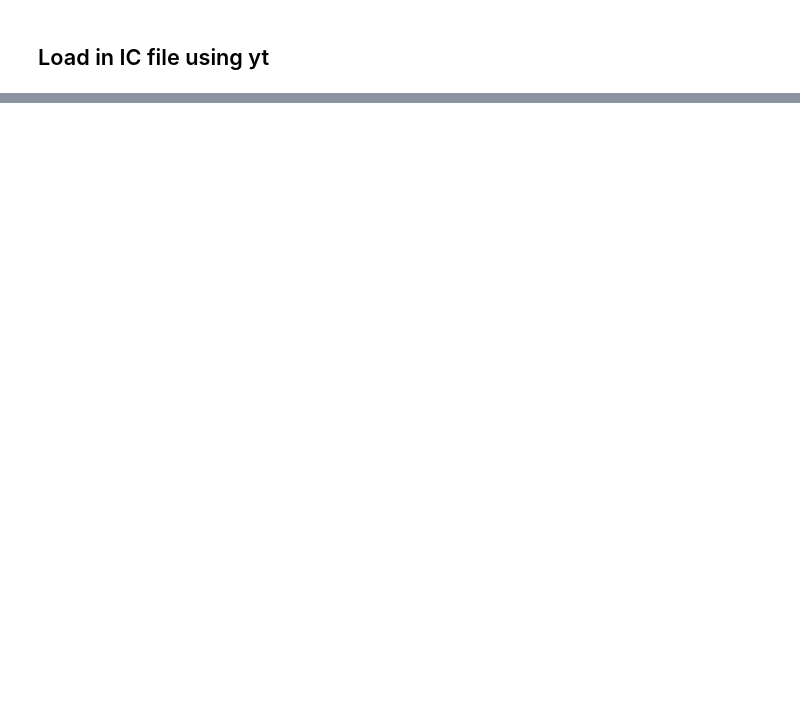
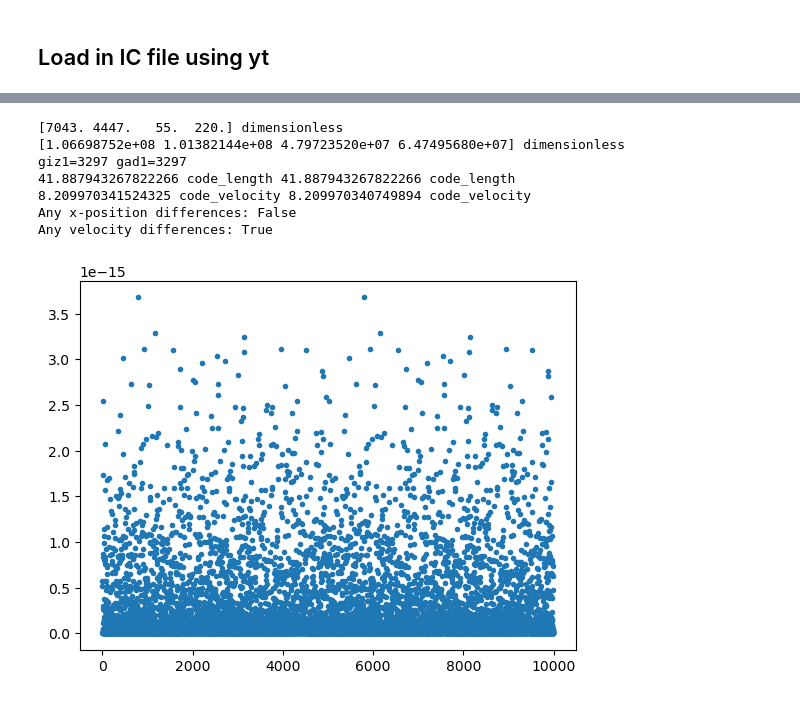
Before and after one commit to ludwischmidt/SpherIC, a Jupyter notebook: run_spheric.ipynb, the cells around one changed output, grey strips where cells are left out. Drawn from its saved outputs; the diff is of its cells as text; code cells hidden in the pictures; blank space fills up the shorter version.

```diff
--- a/run_spheric.ipynb
+++ b/run_spheric.ipynb
@@ -261,0 +297,8 @@ unyt_array([[-5.,  0.,  0.]], 'code_length')
+# %%
+import yt
+
+ds = yt.load("../../gizmo-public/output/spheric_test_gadget/snapshot_000.hdf5",bounding_box=[[-300,300]]*3)
+
+plot = yt.ParticleProjectionPlot(ds,"z",("PartType1","Masses"),window_size=(4,4))
+#plot.annotate_particles(20,ptype="PartType5",col="orange",p_size=25)
+plot.show()
@@ -261,0 +321,11 @@ unyt_array([[-5.,  0.,  0.]], 'code_length')
+# %%
+import yt
+
+ds_giz = yt.load("../../gizmo-public/output/spheric_test_gizmo/snapshot_000.hdf5",bounding_box=[[-300,300]]*3)
+ds_gad = yt.load("../../gizmo-public/output/spheric_test_gadget/snapshot_000.hdf5",bounding_box=[[-300,300]]*3)
+
+ad_giz = ds_giz.all_data()
+ad_gad = ds_gad.all_data()
+
+print(min(ad_giz["PartType1","ParticleIDs"]))
+print(min(ad_gad["PartType1","ParticleIDs"]))
@@ -261,0 +352,47 @@ unyt_array([[-5.,  0.,  0.]], 'code_length')
+# %%
+# Note for some reason the gadget particle ids are like logarithmically distributed. I have no idea why
+print(ad_giz["PartType1","ParticleIDs"][0:4])
+print(ad_gad["PartType1","ParticleIDs"][0:4]-1065353216)
+gizpid = ad_giz["PartType1","ParticleIDs"]
+gadpid = ad_gad["PartType1","ParticleIDs"]
+giz1 = np.argwhere(gizpid==min(gizpid))[0][0]
+gad1 = np.argwhere(gadpid==min(gadpid))[0][0]
+print(f"{giz1=} {gad1=}")
+gizpx = ad_giz['PartType1','particle_position_x']
+gadpx = ad_gad['PartType1','particle_position_x']
+print(f"{gizpx[giz1]} {gadpx[gad1]}")
+gizvx = ad_giz['PartType1','particle_velocity_x']
+gadvx = ad_gad['PartType1','particle_velocity_x']
+gizc = ad_giz['PartType1','Coordinates']
+gadc = ad_gad['PartType1','Coordinates']
+gizv = ad_giz['PartType1','Velocities']
+gadv = ad_gad['PartType1','Velocities']
+print(f"{gizvx[giz1]} {gadvx[gad1]}")
+
+idxgiz = np.argsort(gizpid)
+idxgad = np.argsort(gadpid)
+
+def dispvecmag(v1,v2,s=1):
+    dv = [v1[i]-s*v2[i] for i,_ in enumerate(v1)]
+    dvm = [v*v for v in dv]
+    return sum(dvm)
+
+posdiff = np.any(np.abs(gizpx[idxgiz]-gadpx[idxgad])>0)
+veldiff = np.any(np.abs(gizvx[idxgiz]-gadvx[idxgad])>0)
+print(f"Any x-position differences: {posdiff}")
+print(f"Any velocity differences: {veldiff}")
+
+if posdiff:
+    plt.plot(gizpx[idxgiz]-gadpx[idxgad],'.')
+if veldiff:
+    dvm = [dispvecmag(gizv[idxgiz[i]],gadv[idxgad[i]]) for i,_ in enumerate(idxgiz)]
+    plt.plot(dvm,'.')
+# %% [output]
+[7043. 4447.   55.  220.] dimensionless
+[1.06698752e+08 1.01382144e+08 4.79723520e+07 6.47495680e+07] dimensionless
+giz1=3297 gad1=3297
+41.887943267822266 code_length 41.887943267822266 code_length
+8.209970341524325 code_velocity 8.209970340749894 code_velocity
+Any x-position differences: False
+Any velocity differences: True
+[figure, added]
```
Also changed, not shown: parts of 10 cells of this notebook, 7 other files.
